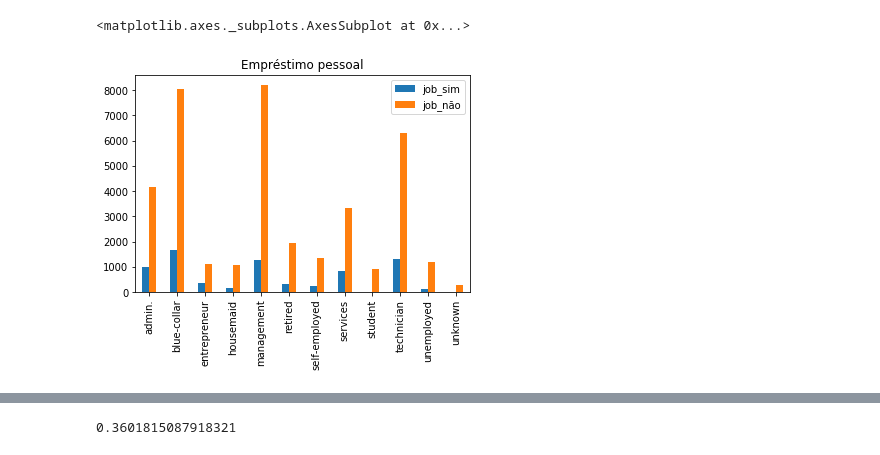
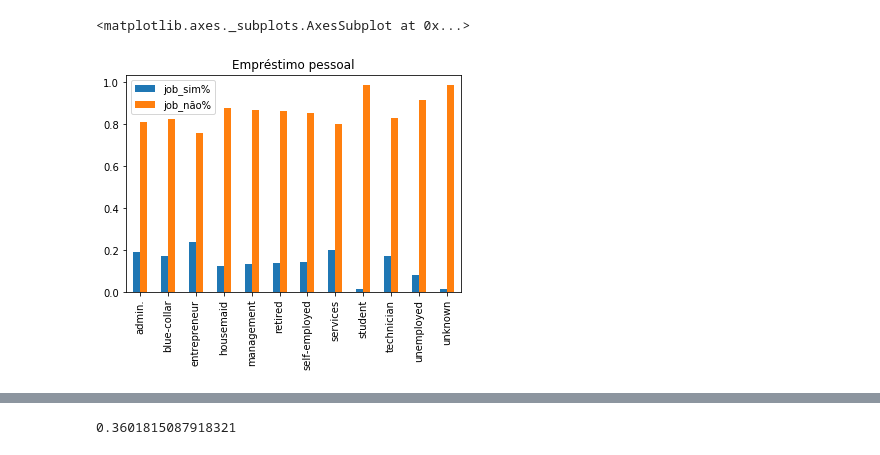
Before and after one commit to rafaelabud/PythonMachineLearning, a Jupyter notebook: Teste/Teste/Empresa.ipynb, the cells around one changed output, grey strips where cells are left out. Drawn from its saved outputs; the diff is of its cells as text; code cells hidden in the pictures.

```diff
--- a/Teste/Teste/Empresa.ipynb
+++ b/Teste/Teste/Empresa.ipynb
@@ -37,7 +80,7 @@ df_loan.columns = ['job_sim','job_não']
 df_loan['total'] = df_loan.job_sim+df_loan.job_não
 df_loan['job_sim%'] = df_loan.job_sim/df_loan.total
 df_loan['job_não%'] = df_loan.job_não/df_loan.total
-df_plot_loan = df_loan[['job_sim','job_não']]
+df_plot_loan = df_loan[['job_sim%','job_não%']]
 df_plot_loan.plot.bar(title='Empréstimo pessoal')
 # %% [output]
 of pandas will change to not sort by default.
@@ -48,7 +91,7 @@ To retain the current behavior and silence the warning, pass sort=False
 
   """
 <matplotlib.axes._subplots.AxesSubplot at 0x...>
-[figure, old version]
+[figure, new version]
 # %%
 Sim_housing = bank[bank.housing=='yes']
 df_sim_housing = pd.DataFrame(Sim_housing['job'].value_counts())
```
Also changed, not shown: parts of 16 cells of this notebook, 19 other files.
